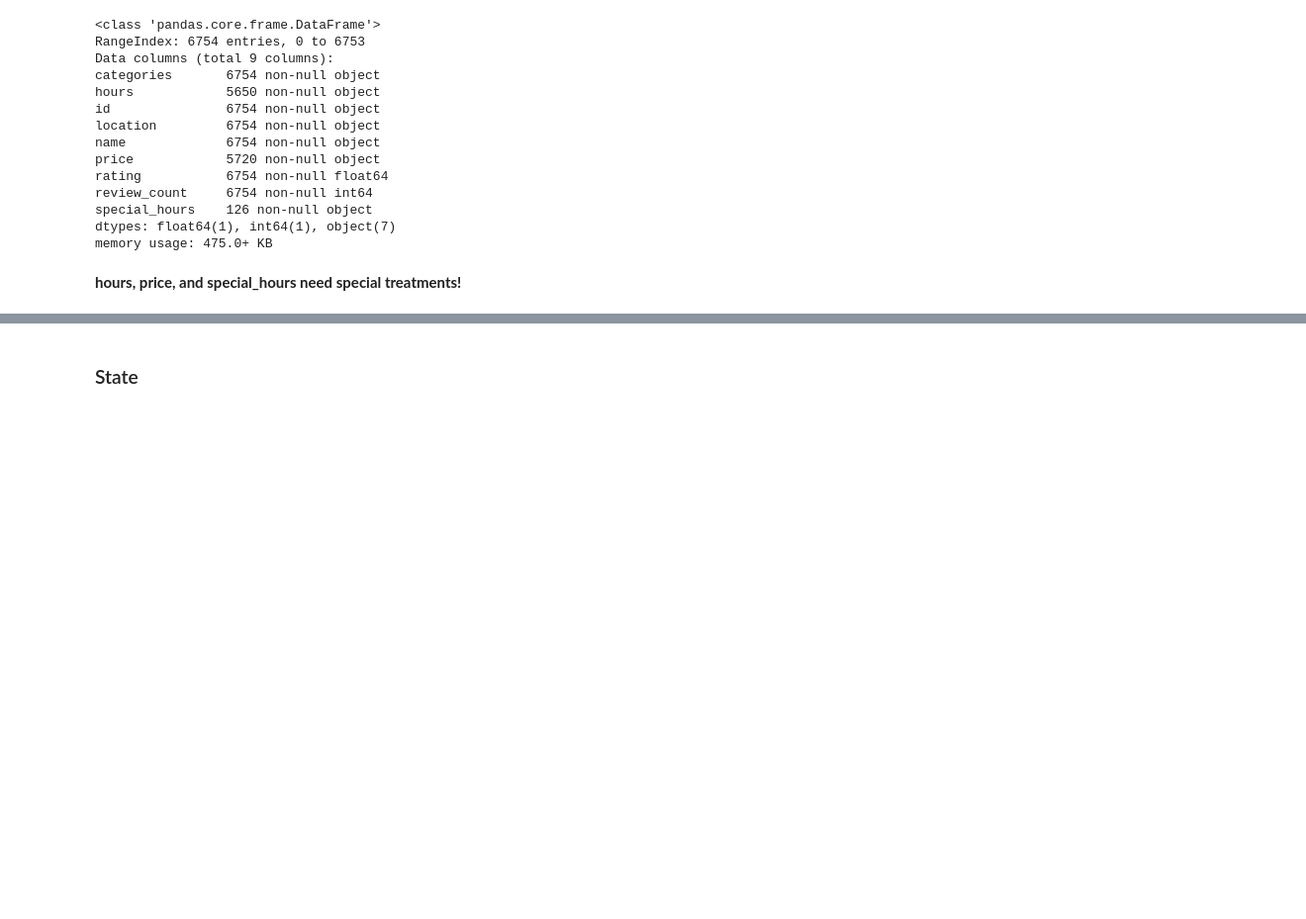
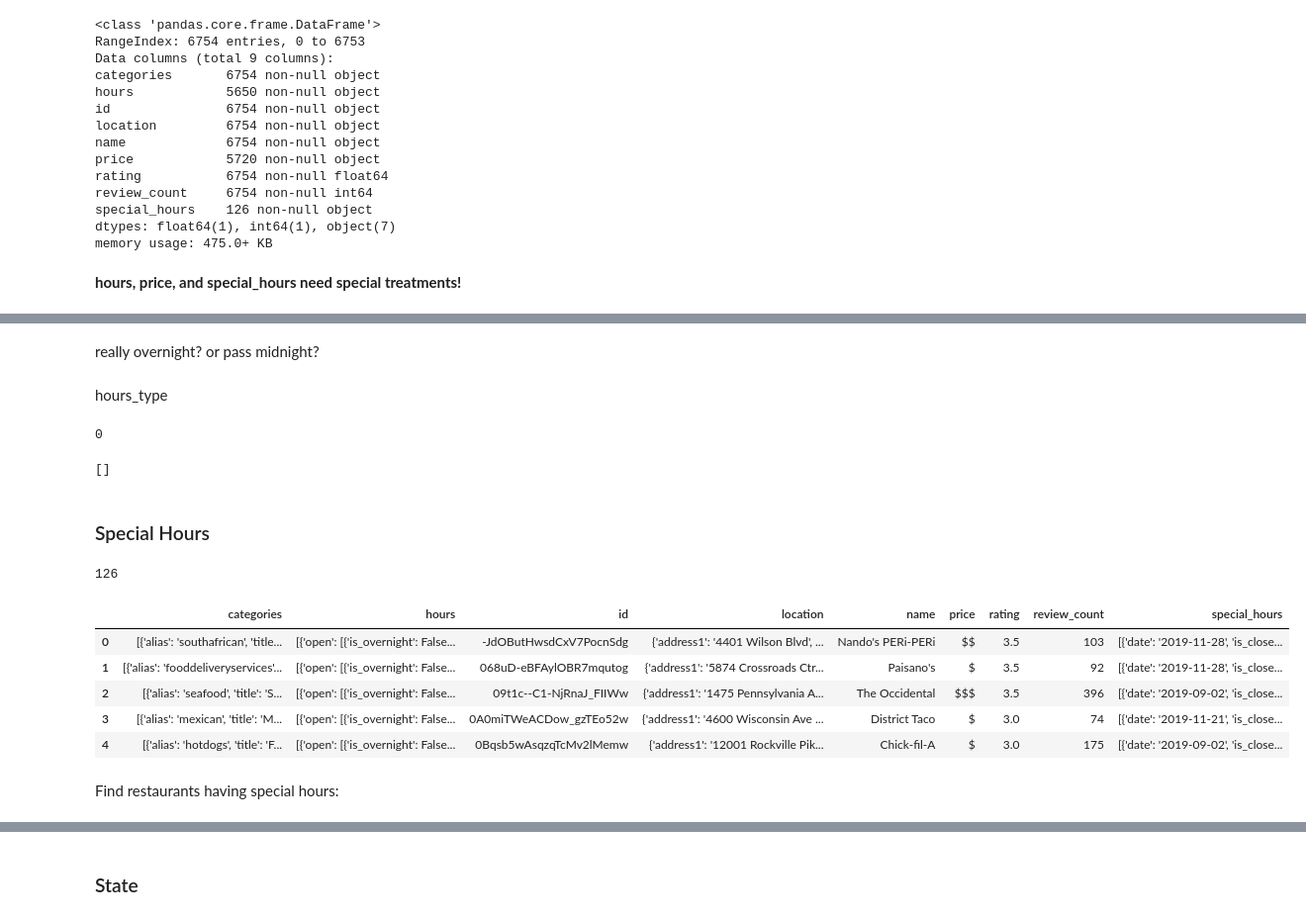
Before and after one commit to mzhou356/Mod3-Project, a Jupyter notebook: Data_Cleaning_for_Cuisines_and_Hours.ipynb, the cells around one changed output, grey strips where cells are left out. Shown at 99% size. Drawn from its saved outputs; the diff is of its cells as text; code cells hidden in the pictures; blank space fills up the shorter version.

```diff
--- a/Data_Cleaning_for_Cuisines_and_Hours.ipynb
+++ b/Data_Cleaning_for_Cuisines_and_Hours.ipynb
@@ -86,0 +160,16 @@ memory usage: 475.0+ KB
+# %% [markdown]
+really overnight? or pass midnight?
+# %% [markdown]
+hours_type
+# %%
+test1 = []
+for row in range(len(hours)):
+    if hours.iloc[row].hours[0]["hours_type"] != "REGULAR":
+        test1.append(hours.iloc[row].id)
+print(len(test1))
+test1
+# %% [output]
+0
+[]
+# %% [markdown]
+### Special Hours
@@ -86,0 +179,13 @@ memory usage: 475.0+ KB
+# %%
+print(len(special_hours))
+special_hours.head()
+# %% [output]
+126
+|  | categories | hours | id | location | name | price | rating | review_count | special_hours |
+| 0 | [{'alias': 'southafrican', 'title... | [{'open': [{'is_overnight': False... | -JdOButHwsdCxV7PocnSdg | {'address1': '4401 Wilson Blvd', ... | Nando's PERi-PERi | $$ | 3.5 | 103 | [{'date': '2019-11-28', 'is_close... |
+| 1 | [{'alias': 'fooddeliveryservices'... | [{'open': [{'is_overnight': False... | 068uD-eBFAylOBR7mqutog | {'address1': '5874 Crossroads Ctr... | Paisano's | $ | 3.5 | 92 | [{'date': '2019-11-28', 'is_close... |
+| 2 | [{'alias': 'seafood', 'title': 'S... | [{'open': [{'is_overnight': False... | 09t1c--C1-NjRnaJ_FIIWw | {'address1': '1475 Pennsylvania A... | The Occidental | $$$ | 3.5 | 396 | [{'date': '2019-09-02', 'is_close... |
+| 3 | [{'alias': 'mexican', 'title': 'M... | [{'open': [{'is_overnight': False... | 0A0miTWeACDow_gzTEo52w | {'address1': '4600 Wisconsin Ave ... | District Taco | $ | 3.0 | 74 | [{'date': '2019-11-21', 'is_close... |
+| 4 | [{'alias': 'hotdogs', 'title': 'F... | [{'open': [{'is_overnight': False... | 0Bqsb5wAsqzqTcMv2lMemw | {'address1': '12001 Rockville Pik... | Chick-fil-A | $ | 3.0 | 175 | [{'date': '2019-09-02', 'is_close... |
+# %% [markdown]
+Find restaurants having special hours:
```
Also changed, not shown: parts of 23 cells of this notebook.
